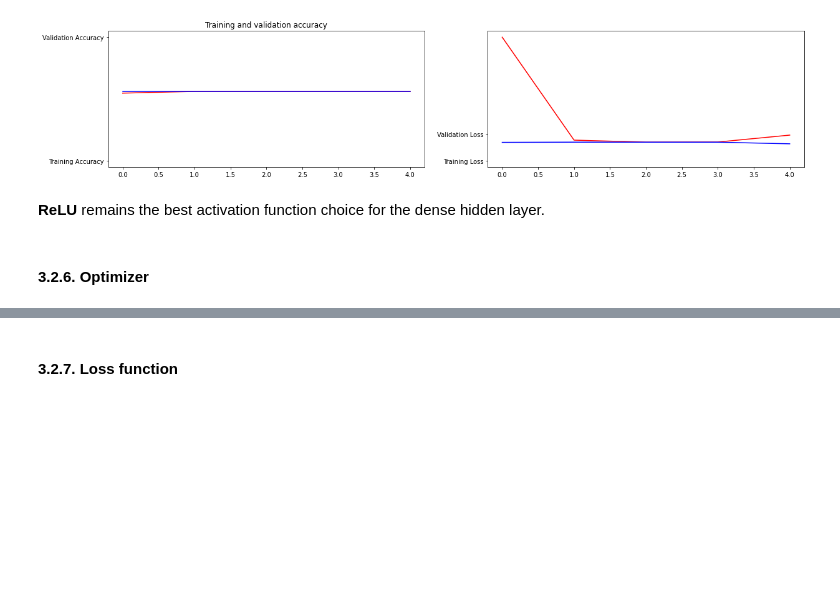
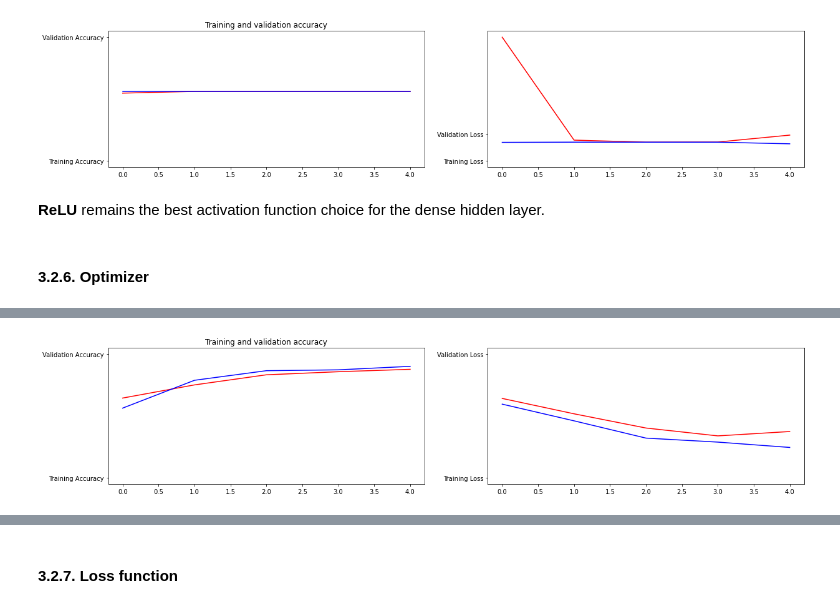
Before and after one commit to sabinagio/do-you-see-what-AI-see, a Jupyter notebook: 3-simple-CNN-model.ipynb, the cells around one changed output, grey strips where cells are left out. Drawn from its saved outputs; the diff is of its cells as text; code cells hidden in the pictures; blank space fills up the shorter version.

```diff
--- a/3-simple-CNN-model.ipynb
+++ b/3-simple-CNN-model.ipynb
@@ -582,0 +608,4 @@ AttributeError: ignored
+# %%
+history = create_model(optimizer=tf.keras.optimizers.Adagrad(learning_rate=0.01))
+visualize_results(history)
+# %% [output]
@@ -583 +622,2 @@ AttributeError: ignored
+[figure, added]
 # %%
```
Also changed, not shown: parts of 13 cells of this notebook.
